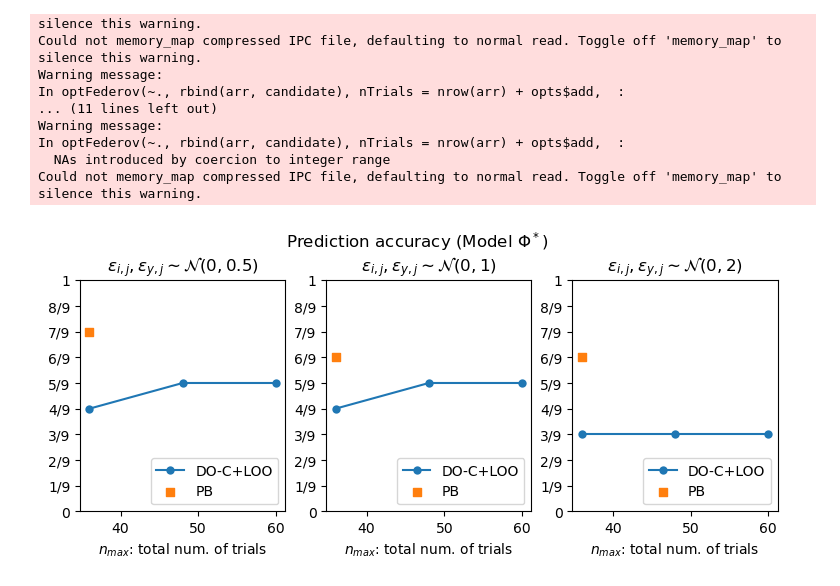
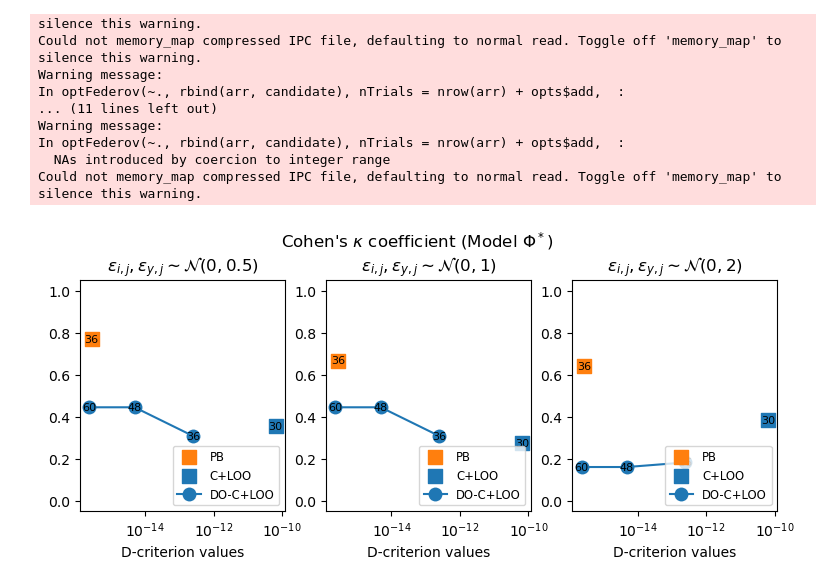
Before and after one commit to yo-aka-gene/WhyDOE, a Jupyter notebook: jupyternb/benchmark_nonlinear.ipynb, the cells around one changed output. Cells and saved outputs as stored; diff of their text form; code cells hidden in the pictures.

```diff
--- a/jupyternb/benchmark_nonlinear.ipynb
+++ b/jupyternb/benchmark_nonlinear.ipynb
@@ -118,15 +118,15 @@ ground_truth = [
     ) for i, _ in enumerate(conditions["ff"])
 ]
 
-pb_acc, cloo_acc = [], []
+pb_k, cloo_k = [], []
 pb_dd, cloo_dd = [], []
-acc = lambda res, gt: np.nan if res.isna().all() else accuracy_score(gt, res)
+kappa = lambda res, gt: np.nan if res.isna().all() else cohen_kappa_score(res, gt, weights="linear")
 
 for pb, cloo, gt in zip(conditions["pb"], conditions["cloo"], ground_truth):
     pb_res = MLR(pb).summary(anova=True, dtype=int)
     cloo_res = MLR(cloo).summary(anova=True, dtype=int)
-    pb_acc += [acc(pb_res, gt)]
-    cloo_acc += [acc(cloo_res, gt)]
+    pb_k += [kappa(pb_res, gt)]
+    cloo_k += [kappa(cloo_res, gt)]
     pb_dd += [d_criterion(sm.add_constant(pb.exmatrix))]
     cloo_dd += [d_criterion(sm.add_constant(cloo.exmatrix))]
 # %%
@@ -169,7 +169,7 @@ plt.subplots_adjust(hspace=.4)
 
 for i, a in enumerate(ax.ravel()):
     model = conditions["cloo"][3 * i + 2]
-    bio_scatterview(model, cmap=model.cmap, ax=a)
+    bio_multicomp(model, cmap=model.cmap, ax=a, text_kwargs={"size": 5}, xscales=[4, 1.2], jitter_ratio=.2)
     a.set_title(noise_names[i])
 
     # for x, y, t, c in zip([-160, 120], [0, 0], ["Upregulation", "Downregulation"], ["C3", "C0"]):
@@ -220,37 +220,59 @@ In optFederov(~., rbind(arr, candidate), nTrials = nrow(arr) + opts$add,  :
   NAs introduced by coercion to integer range
 Could not memory_map compressed IPC file, defaulting to normal read. Toggle off 'memory_map' to silence this warning.
 # %%
-do_acc = []
-acc = lambda res, gt: np.nan if res.isna().all() else accuracy_score(gt, res)
+do_k = []
 
 for do, gt in zip(doptims["docloo"], ground_truth):
     do_res = MLR(do).summary(anova=True, dtype=int)
-    do_acc += [acc(do_res, gt)]
+    do_k += [kappa(do_res, gt)]
 # %%
 fig, ax = plt.subplots(1, 3, figsize=(9, 3))
 
 df2 = pd.DataFrame({
     "nmax": [len(m.exmatrix) for m in doptims["docloo"]],
+    "d": np.fromiter(
+        map(
+            d_criterion,
+            map(
+                sm.add_constant,
+                [m.exmatrix for m in doptims["docloo"]]
+            )
+        ),
+        float
+    ),
     "err": np.ravel([[v] * 3 for v in [.5, 1, 2]]),
-    "do_a": do_acc
+    "do_k": do_k
 })
+
+d_pb = d_criterion(sm.add_constant(pb.exmatrix))
+d_cloo = d_criterion(sm.add_constant(cloo.exmatrix))
 
 for i, a in enumerate(ax.ravel()):
     e = df2.err.unique()[i]
+    pb = conditions["pb"][3 * i + 2]
+    cloo = conditions["cloo"][3 * i + 2]
+    a.scatter(d_pb, pb_k[3 * i + 2], marker=",", color="C1", label="PB", s=100)
+    a.scatter(d_cloo, cloo_k[3 * i + 2], marker=",", color="C0", label="C+LOO", s=100)
     sns.lineplot(
-        data=df2[df2.err == e], x="nmax", y="do_a", marker="o",
+        data=df2[df2.err == e], x="d", y="do_k", marker="o",
         ax=a, label="DO-C+LOO",
-        markeredgewidth=0, color="C0"
+        markeredgewidth=0, color="C0", markersize=10
     )
-    pb = conditions["pb"][3 * i + 2]
-    a.scatter(len(pb.exmatrix), pb_acc[3 * i + 2], marker=",", color="C1", label="PB")
-    a.set_yticks(np.arange(0, 10) / 9, ["0"] + [f"{i}/9" for i in np.arange(1, 9)] + ["1"])
-    a.set(title=noise_names[i], xlabel="$n_{max}$: total num. of trials", ylabel="")
-    a.legend(loc="lower right")
+    a.set_ylim(-0.05, 1.05)
+    a.set(title=noise_names[i], xlabel="D-criterion values", ylabel="")
+    a.set_xscale("log")
+    a.legend(loc="lower right", fontsize="small")
 
-fig.suptitle(f"Prediction accuracy ({conf.simulator().name})", y=1.05)
+    for x, y, t in zip(
+        list(df2[df2.err == e].d) + [d_pb, d_cloo],
+        list(df2[df2.err == e].do_k) + [pb_k[3 * i + 2], cloo_k[3 * i + 2]],
+        list(df2[df2.err == e].nmax) + [len(pb.exmatrix), len(cloo.exmatrix)],
+    ):
+        a.text(x, y, t, ha="center", va="center", size=8)
+
+fig.suptitle(r"Cohen's $\kappa$" + f" coefficient ({conf.simulator().name})", y=1.05)
 
 if conf.savefig:
     fig.savefig(f"{conf.out}/benchmarks_with_do{conf.suffix}", **kwarg_savefig)
 # %% [output]
-[figure, old version]
+[figure, new version]
```
Also changed, not shown: parts of 4 cells of this notebook, 24 other files.
